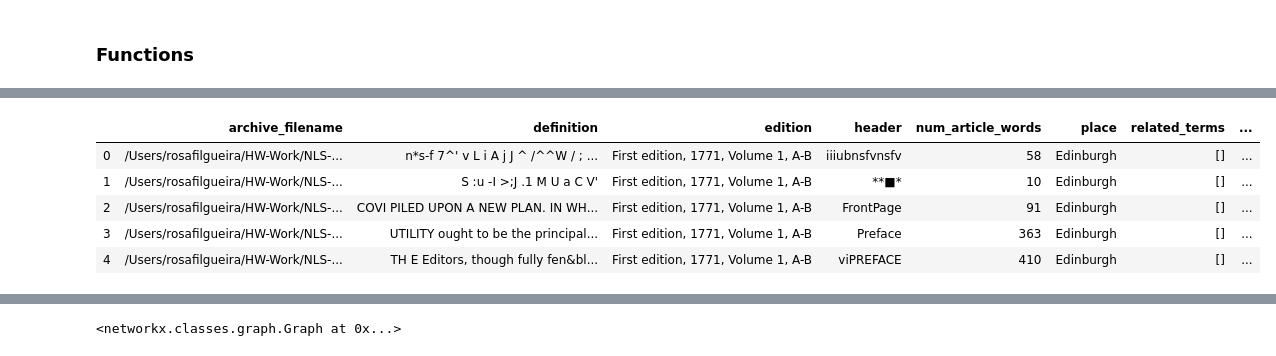
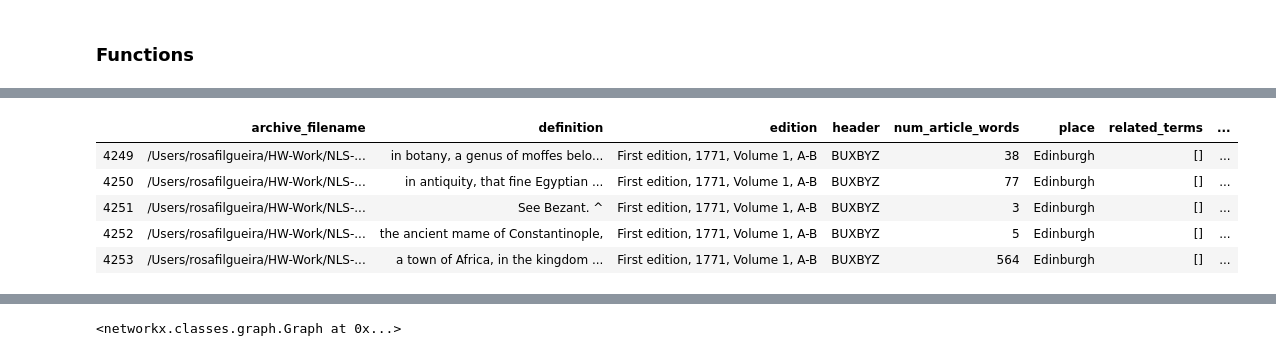
Before and after one commit to francesNLP/defoe_visualization, a Jupyter notebook: NLS/Merging_EB_Terms.ipynb, the cells around one changed output, grey strips where cells are left out. Saved outputs shown, nothing was run; the diff lists cells and outputs as text; code cells hidden in the pictures.

```diff
--- a/NLS/Merging_EB_Terms.ipynb
+++ b/NLS/Merging_EB_Terms.ipynb
@@ -77,6 +99,15 @@ def prune_json(json_dict):
                 else:
                     final_dict[a] = b
     return final_dict
+# %%
+def delete_entries(query_results_updated, eliminate_pages):
+    new_results={}
+    for edition in query_results_updated:
+        new_results[edition]=[]
+        for page_idx in range(0, len(query_results_updated[edition])):
+            if page_idx not in eliminate_pages[edition]:
+                new_results[edition].append(query_results_updated[edition][page_idx])
+    return new_results
 # %%
 def merge_terms(query_results):
     eliminate_pages={}
@@ -122,5 +153,6 @@ def merge_terms(query_results):
                 eliminate_pages[edition].append(page_idx)
 
 
+    new_results= delete_entries(query_results, eliminate_pages)
 
-    return query_results, eliminate_pages
+    return new_results
@@ -136,4 +161,4 @@ def delete_entries(query_results_updated):
 # %%
 query_results=read_query_results('results_eb_first_volume1')
 # %%
-query_results_updated, eliminate_pages=merge_terms(query_results)
+query_results_updated =merge_terms(query_results)
@@ -150,12 +191,14 @@ df=create_dataframe_from_file("results_eb_first_volume1_updated")
+# %%
+df=create_dataframe(query_results_updated)
 # %%
-df.head()
+df.tail()
 # %% [output]
 |  | archive_filename | definition | edition | header | num_article_words | place | related_terms | ... |
-| 0 | /Users/rosafilgueira/HW-Work/NLS-... | n*s-f 7^' v L i A j J ^ /^^W / ; ... | First edition, 1771, Volume 1, A-B | iiiubnsfvnsfv | 58 | Edinburgh | [] | ... |
-| 1 | /Users/rosafilgueira/HW-Work/NLS-... | S :u -I >;J .1 M U a C V' | First edition, 1771, Volume 1, A-B | **■* | 10 | Edinburgh | [] | ... |
-| 2 | /Users/rosafilgueira/HW-Work/NLS-... | COVI PILED UPON A NEW PLAN. IN WH... | First edition, 1771, Volume 1, A-B | FrontPage | 91 | Edinburgh | [] | ... |
-| 3 | /Users/rosafilgueira/HW-Work/NLS-... | UTILITY ought to be the principal... | First edition, 1771, Volume 1, A-B | Preface | 363 | Edinburgh | [] | ... |
-| 4 | /Users/rosafilgueira/HW-Work/NLS-... | TH E Editors, though fully fen&bl... | First edition, 1771, Volume 1, A-B | viPREFACE | 410 | Edinburgh | [] | ... |
+| 4249 | /Users/rosafilgueira/HW-Work/NLS-... | in botany, a genus of moffes belo... | First edition, 1771, Volume 1, A-B | BUXBYZ | 38 | Edinburgh | [] | ... |
+| 4250 | /Users/rosafilgueira/HW-Work/NLS-... | in antiquity, that fine Egyptian ... | First edition, 1771, Volume 1, A-B | BUXBYZ | 77 | Edinburgh | [] | ... |
+| 4251 | /Users/rosafilgueira/HW-Work/NLS-... | See Bezant. ^ | First edition, 1771, Volume 1, A-B | BUXBYZ | 3 | Edinburgh | [] | ... |
+| 4252 | /Users/rosafilgueira/HW-Work/NLS-... | the ancient mame of Constantinople, | First edition, 1771, Volume 1, A-B | BUXBYZ | 5 | Edinburgh | [] | ... |
+| 4253 | /Users/rosafilgueira/HW-Work/NLS-... | a town of Africa, in the kingdom ... | First edition, 1771, Volume 1, A-B | BUXBYZ | 564 | Edinburgh | [] | ... |
 # %%
 df.iloc[0]
 # %% [output]
```
Also changed, not shown: parts of 15 cells of this notebook.
